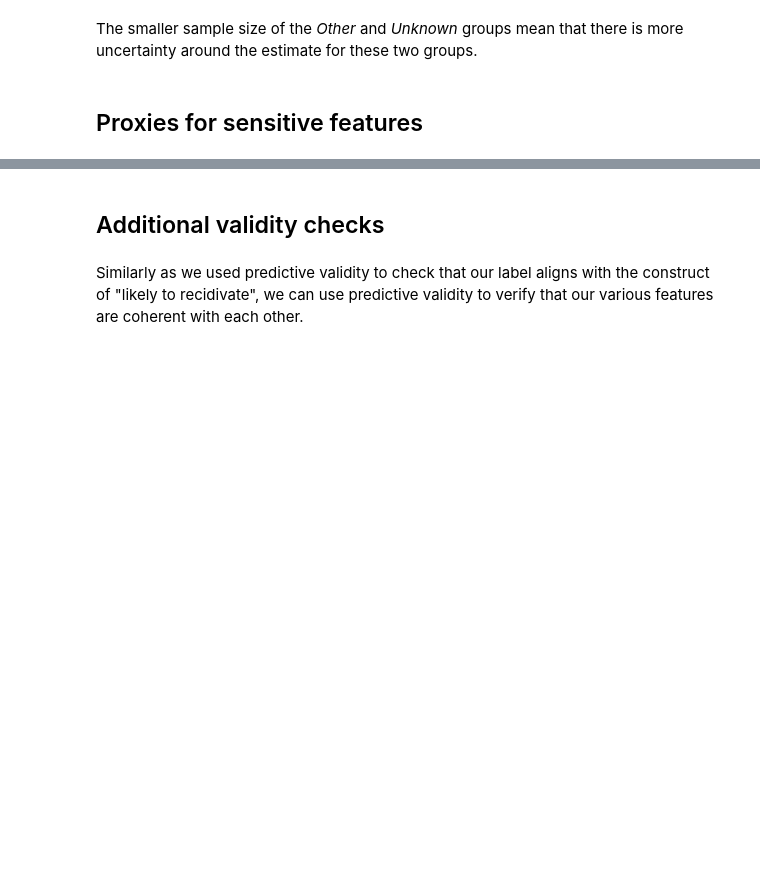
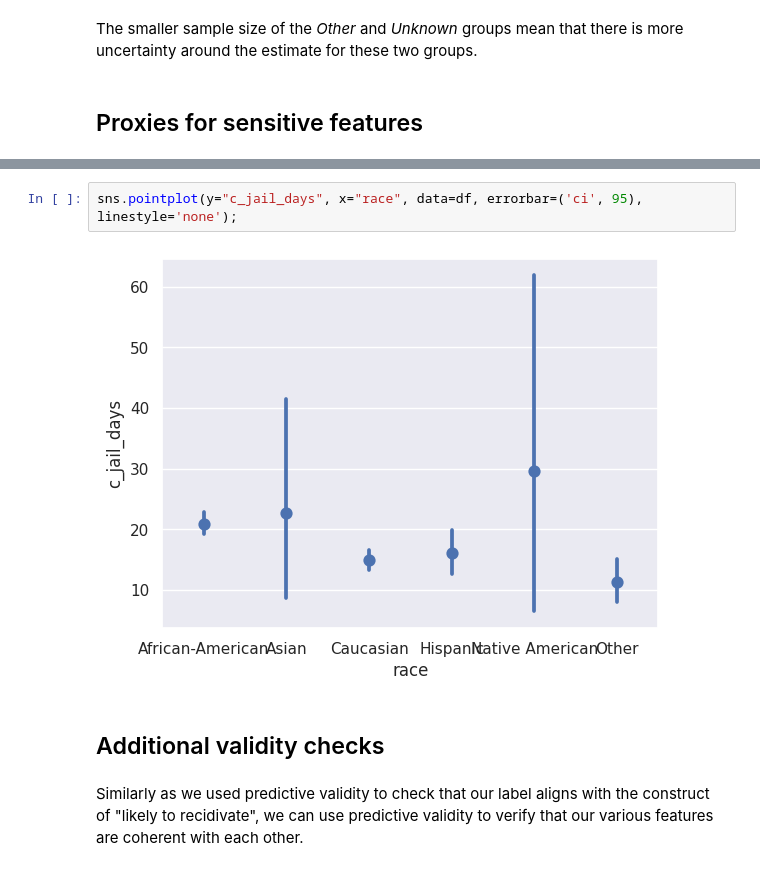
Before and after one commit to nokks/Fairness, a Jupyter notebook: 2021_scipy_tutorial/fairness-in-AI-systems-student.ipynb, the cells around one changed output, grey strips where cells are left out. Saved outputs shown, nothing was run; the diff lists cells and outputs as text; blank space fills up the shorter version.

```diff
--- a/2021_scipy_tutorial/fairness-in-AI-systems-student.ipynb
+++ b/2021_scipy_tutorial/fairness-in-AI-systems-student.ipynb
@@ -778,3 +812,7 @@ In this section we briefly examine the identification of such proxies (but we do
+# %%
+sns.pointplot(y="c_jail_days", x="race", data=df, errorbar=('ci', 95), linestyle='none');
+# %% [output]
+[figure, added]
 # %% [markdown]
 ## Additional validity checks
 # %% [markdown]
```
Also changed, not shown: parts of 35 cells of this notebook.
